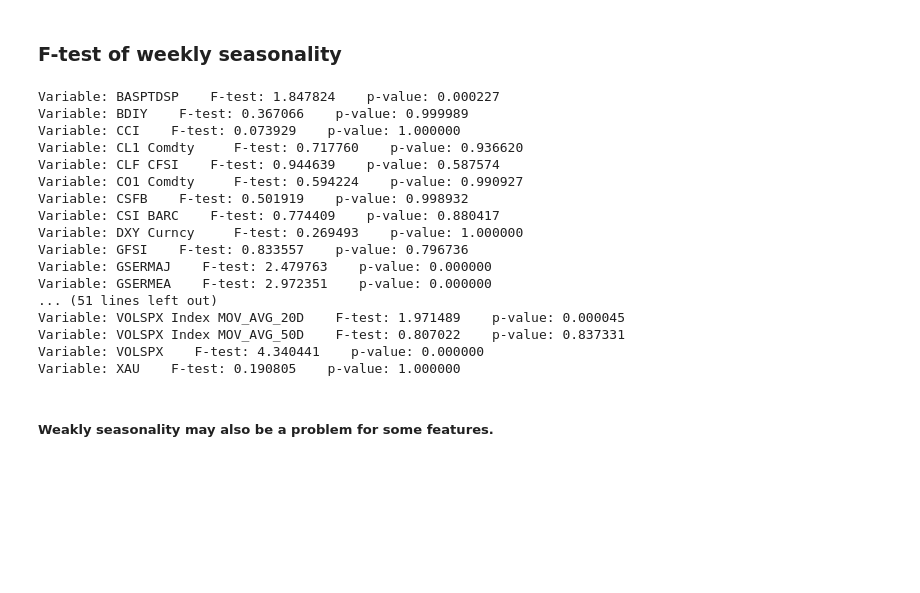
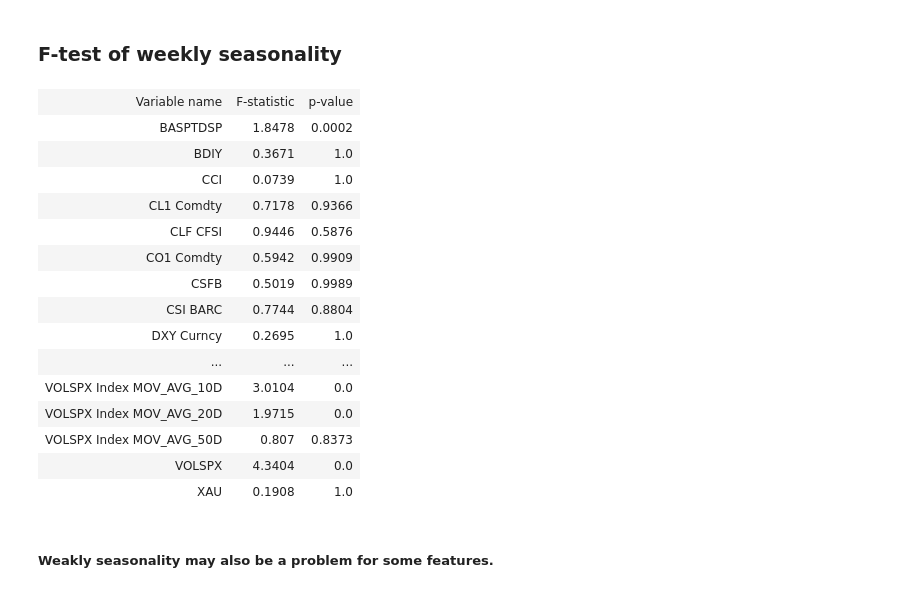
Before and after one commit to OlegMitsik/SP500ML, a Jupyter notebook: SP500ML.ipynb, the cells around one changed output. Cells and saved outputs as stored; diff of their text form; code cells hidden in the pictures; blank space fills up the shorter version.

```diff
--- a/SP500ML.ipynb
+++ b/SP500ML.ipynb
@@ -185,31 +186,32 @@ Variable: XAU    ADF Statistic: -1.727349    p-value: 0.417079
 # %% [markdown]
 ### F-test of weekly seasonality
 # %%
+table = [['Variable name', 'F-statistic', 'p-value']]
 for i in range(1,len(Variables)):
     VarData = data[['date_',Variables[i]]].dropna(axis=0, how='any')
     WeeklyData = VarData['date_'].apply(lambda x: x.isocalendar()[1])
     Dummies = pd.get_dummies(WeeklyData)
     xlm = sm.add_constant(Dummies)
     est = sm.OLS(VarData[Variables[i]], xlm).fit()
-    print('Variable: %s   ' % Variables[i], 'F-test: %f   ' % est.fvalue, 'p-value: %f    ' % est.f_pvalue)
+    table.append([Variables[i], round(est.fvalue,4), round(est.f_pvalue,4)])
+display(HTML(tabulate(table, tablefmt='html')))
 # %% [output]
-Variable: BASPTDSP    F-test: 1.847824    p-value: 0.000227
-Variable: BDIY    F-test: 0.367066    p-value: 0.999989
-Variable: CCI    F-test: 0.073929    p-value: 1.000000
-Variable: CL1 Comdty     F-test: 0.717760    p-value: 0.936620
-Variable: CLF CFSI    F-test: 0.944639    p-value: 0.587574
-Variable: CO1 Comdty     F-test: 0.594224    p-value: 0.990927
-Variable: CSFB    F-test: 0.501919    p-value: 0.998932
-Variable: CSI BARC    F-test: 0.774409    p-value: 0.880417
-Variable: DXY Curncy     F-test: 0.269493    p-value: 1.000000
-Variable: GFSI    F-test: 0.833557    p-value: 0.796736
-Variable: GSERMAJ    F-test: 2.479763    p-value: 0.000000
-Variable: GSERMEA    F-test: 2.972351    p-value: 0.000000
-... (51 lines left out)
-Variable: VOLSPX Index MOV_AVG_20D    F-test: 1.971489    p-value: 0.000045
-Variable: VOLSPX Index MOV_AVG_50D    F-test: 0.807022    p-value: 0.837331
-Variable: VOLSPX    F-test: 4.340441    p-value: 0.000000
-Variable: XAU    F-test: 0.190805    p-value: 1.000000
+| Variable name | F-statistic | p-value |
+| BASPTDSP | 1.8478 | 0.0002 |
+| BDIY | 0.3671 | 1.0 |
+| CCI | 0.0739 | 1.0 |
+| CL1 Comdty | 0.7178 | 0.9366 |
+| CLF CFSI | 0.9446 | 0.5876 |
+| CO1 Comdty | 0.5942 | 0.9909 |
+| CSFB | 0.5019 | 0.9989 |
+| CSI BARC | 0.7744 | 0.8804 |
+| DXY Curncy | 0.2695 | 1.0 |
+| ... | ... | ... |
+| VOLSPX Index MOV_AVG_10D | 3.0104 | 0.0 |
+| VOLSPX Index MOV_AVG_20D | 1.9715 | 0.0 |
+| VOLSPX Index MOV_AVG_50D | 0.807 | 0.8373 |
+| VOLSPX | 4.3404 | 0.0 |
+| XAU | 0.1908 | 1.0 |
 # %% [markdown]
 ##### Weakly seasonality may also be a problem for some features.
 # %% [markdown]
```
Also changed, not shown: parts of 3 cells of this notebook.
